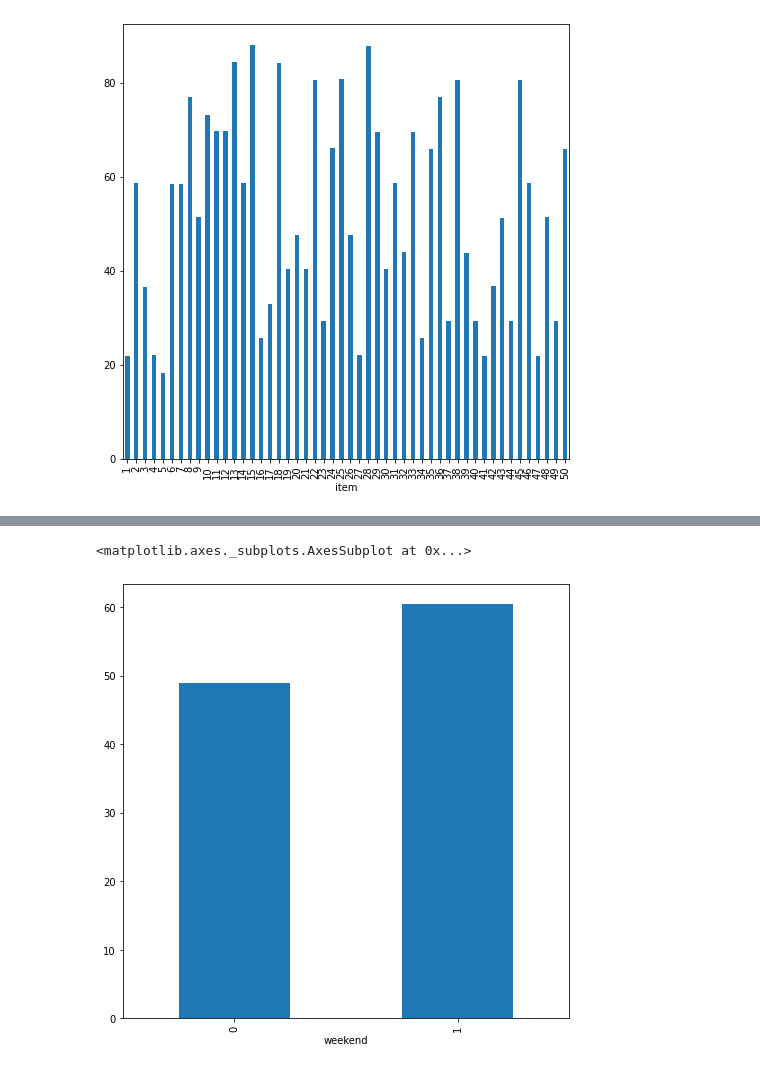
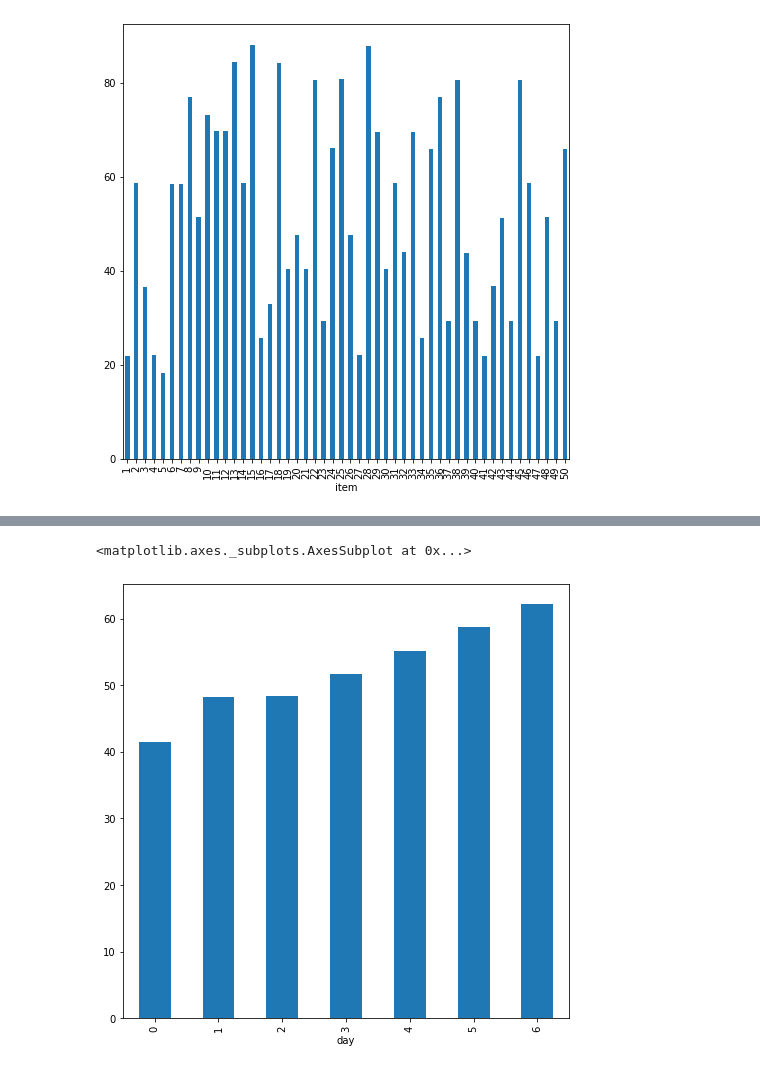
Before and after one commit to aravindh698/TCSION-INTERNSHIP, a Jupyter notebook: tcsion.ipynb, the cells around one changed output, grey strips where cells are left out. Drawn from its saved outputs; the diff is of its cells as text; code cells hidden in the pictures.

```diff
--- a/tcsion.ipynb
+++ b/tcsion.ipynb
@@ -131,0 +133,3 @@ df1.head(14)
+# %%
+df1 = df1.set_index('date')
+df1.head()
@@ -135,5 +207,5 @@ first we try to plot sales in a year
 # %%
-df1.index=df1['date']
+
 ts=df1['sales']
 plt.figure(figsize=(7,7))
 plt.plot(ts,label='Sales')
@@ -181,13 +253,3 @@ df1.groupby('item')['sales'].mean().plot.bar(figsize=(8,8))
 # %% [output]
 <matplotlib.axes._subplots.AxesSubplot at 0x...>
 [figure]
-# %%
-df1['day of week'] = df1['date'].dt.dayofweek
-temp=df1['date']
-def applyer(row):
-  if row.dayofweek == 5 or row.dayofweek == 6 :
-    return 1
-  else:
-    return 0
-temp2=df1['date'].apply(applyer)
-df1['weekend']=temp2
@@ -194,5 +282,5 @@ df1['weekend']=temp2
 # %%
-df1.groupby('weekend')['sales'].mean().plot.bar(figsize=(8,8))
+df1.groupby('day')['sales'].mean().plot.bar(figsize=(8,8))
 # %% [output]
 <matplotlib.axes._subplots.AxesSubplot at 0x...>
-[figure, old version]
+[figure, new version]
```
Also changed, not shown: parts of 29 cells of this notebook.
